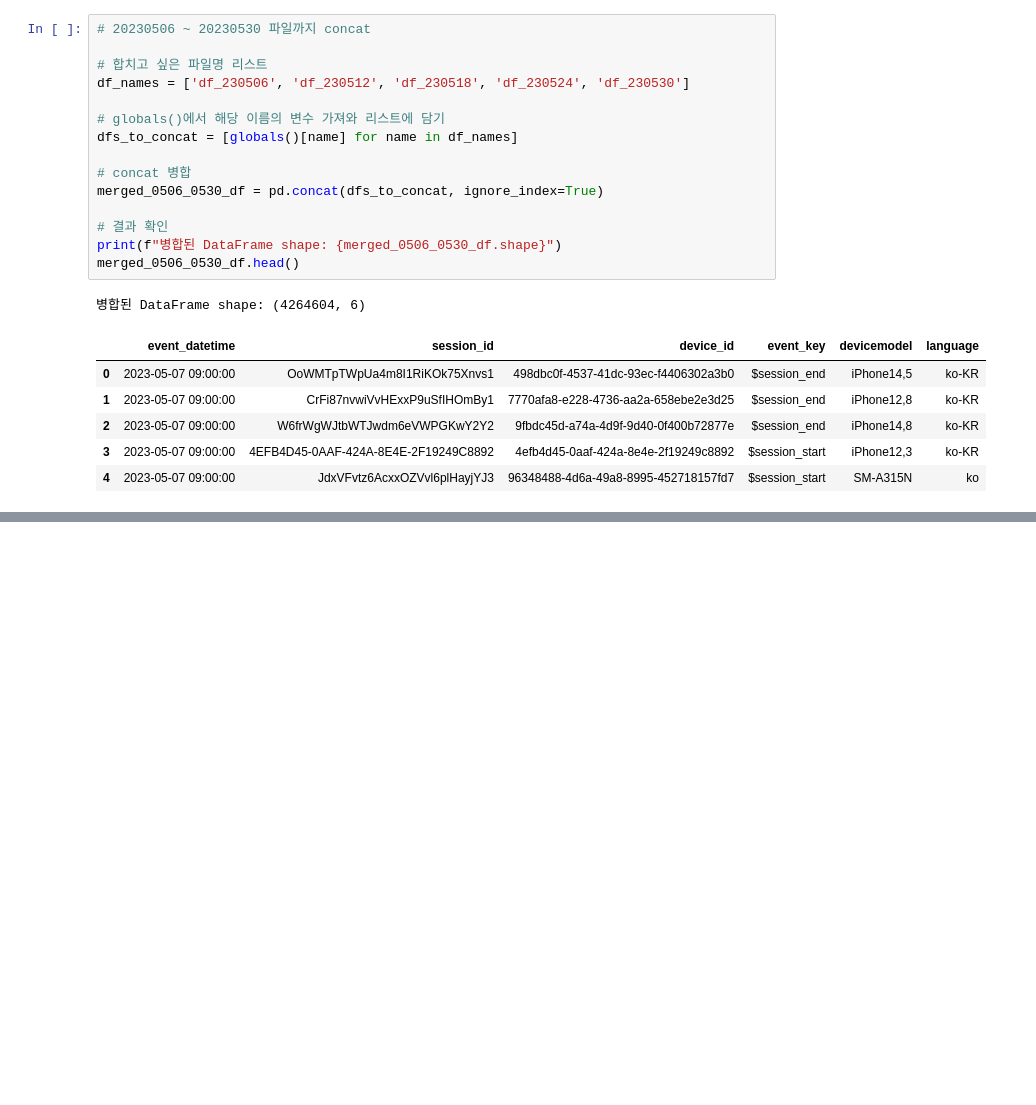
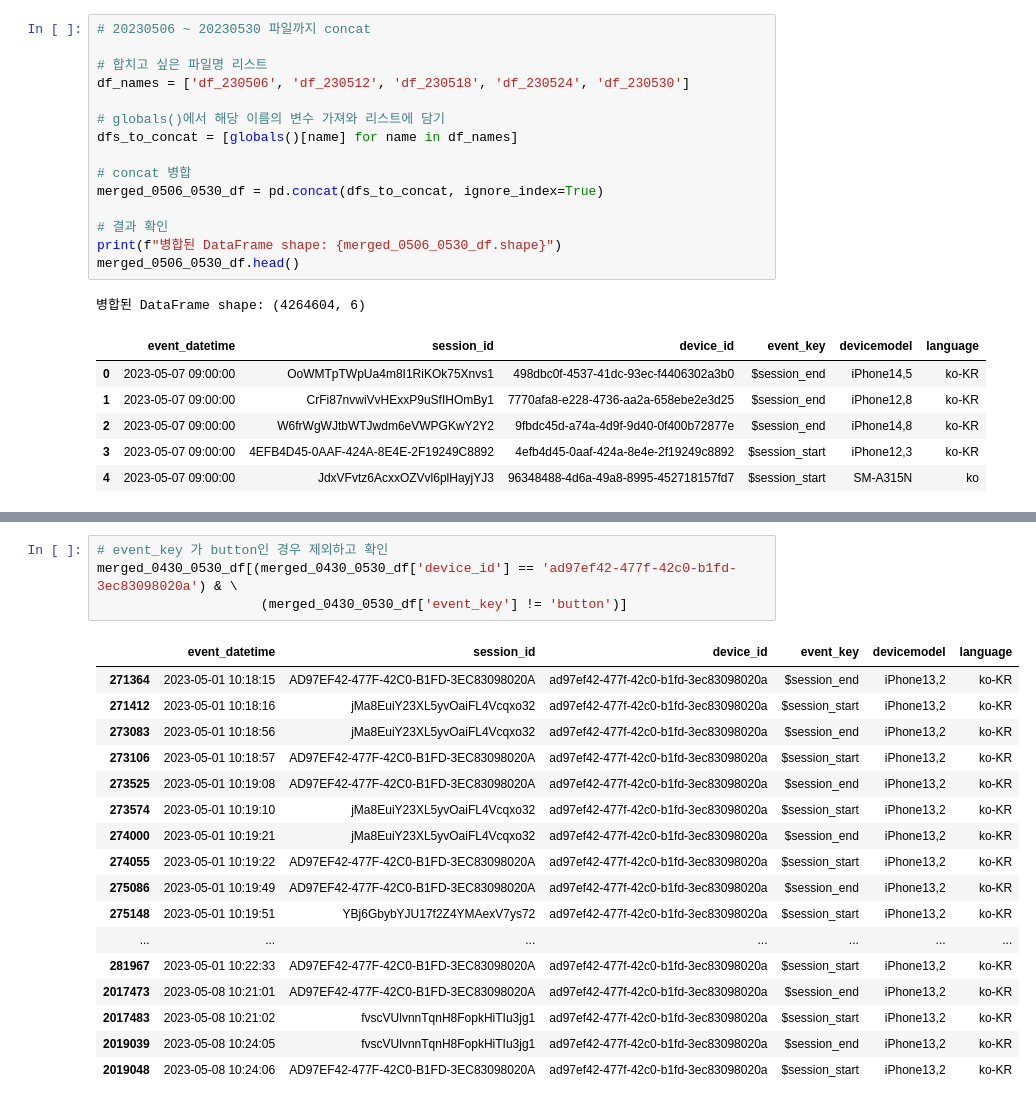
Before and after one commit to seung127/codeit_project, a Jupyter notebook: codeit-project-docker/notebooks/eda_events.ipynb, the cells around one changed output, grey strips where cells are left out. Drawn from its saved outputs; the diff is of its cells as text; blank space fills up the shorter version.

```diff
--- a/codeit-project-docker/notebooks/eda_events.ipynb
+++ b/codeit-project-docker/notebooks/eda_events.ipynb
@@ -181,0 +488,22 @@ merged_0506_0530_df.head()
+# %%
+# event_key 가 button인 경우 제외하고 확인
+merged_0430_0530_df[(merged_0430_0530_df['device_id'] == 'ad97ef42-477f-42c0-b1fd-3ec83098020a') & \
+                     (merged_0430_0530_df['event_key'] != 'button')]
+# %% [output]
+|  | event_datetime | session_id | device_id | event_key | devicemodel | language |
+| 271364 | 2023-05-01 10:18:15 | AD97EF42-477F-42C0-B1FD-3EC83098020A | ad97ef42-477f-42c0-b1fd-3ec83098020a | $session_end | iPhone13,2 | ko-KR |
+| 271412 | 2023-05-01 10:18:16 | jMa8EuiY23XL5yvOaiFL4Vcqxo32 | ad97ef42-477f-42c0-b1fd-3ec83098020a | $session_start | iPhone13,2 | ko-KR |
+| 273083 | 2023-05-01 10:18:56 | jMa8EuiY23XL5yvOaiFL4Vcqxo32 | ad97ef42-477f-42c0-b1fd-3ec83098020a | $session_end | iPhone13,2 | ko-KR |
+| 273106 | 2023-05-01 10:18:57 | AD97EF42-477F-42C0-B1FD-3EC83098020A | ad97ef42-477f-42c0-b1fd-3ec83098020a | $session_start | iPhone13,2 | ko-KR |
+| 273525 | 2023-05-01 10:19:08 | AD97EF42-477F-42C0-B1FD-3EC83098020A | ad97ef42-477f-42c0-b1fd-3ec83098020a | $session_end | iPhone13,2 | ko-KR |
+| 273574 | 2023-05-01 10:19:10 | jMa8EuiY23XL5yvOaiFL4Vcqxo32 | ad97ef42-477f-42c0-b1fd-3ec83098020a | $session_start | iPhone13,2 | ko-KR |
+| 274000 | 2023-05-01 10:19:21 | jMa8EuiY23XL5yvOaiFL4Vcqxo32 | ad97ef42-477f-42c0-b1fd-3ec83098020a | $session_end | iPhone13,2 | ko-KR |
+| 274055 | 2023-05-01 10:19:22 | AD97EF42-477F-42C0-B1FD-3EC83098020A | ad97ef42-477f-42c0-b1fd-3ec83098020a | $session_start | iPhone13,2 | ko-KR |
+| 275086 | 2023-05-01 10:19:49 | AD97EF42-477F-42C0-B1FD-3EC83098020A | ad97ef42-477f-42c0-b1fd-3ec83098020a | $session_end | iPhone13,2 | ko-KR |
+| 275148 | 2023-05-01 10:19:51 | YBj6GbybYJU17f2Z4YMAexV7ys72 | ad97ef42-477f-42c0-b1fd-3ec83098020a | $session_start | iPhone13,2 | ko-KR |
+| ... | ... | ... | ... | ... | ... | ... |
+| 281967 | 2023-05-01 10:22:33 | AD97EF42-477F-42C0-B1FD-3EC83098020A | ad97ef42-477f-42c0-b1fd-3ec83098020a | $session_start | iPhone13,2 | ko-KR |
+| 2017473 | 2023-05-08 10:21:01 | AD97EF42-477F-42C0-B1FD-3EC83098020A | ad97ef42-477f-42c0-b1fd-3ec83098020a | $session_end | iPhone13,2 | ko-KR |
+| 2017483 | 2023-05-08 10:21:02 | fvscVUlvnnTqnH8FopkHiTIu3jg1 | ad97ef42-477f-42c0-b1fd-3ec83098020a | $session_start | iPhone13,2 | ko-KR |
+| 2019039 | 2023-05-08 10:24:05 | fvscVUlvnnTqnH8FopkHiTIu3jg1 | ad97ef42-477f-42c0-b1fd-3ec83098020a | $session_end | iPhone13,2 | ko-KR |
+| 2019048 | 2023-05-08 10:24:06 | AD97EF42-477F-42C0-B1FD-3EC83098020A | ad97ef42-477f-42c0-b1fd-3ec83098020a | $session_start | iPhone13,2 | ko-KR |
```
Also changed, not shown: parts of 44 cells of this notebook.
